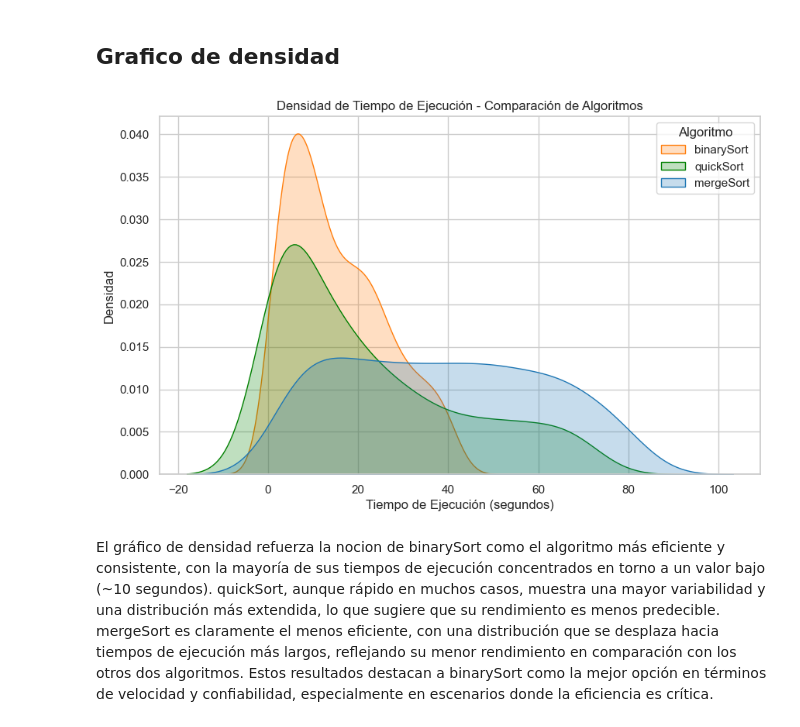
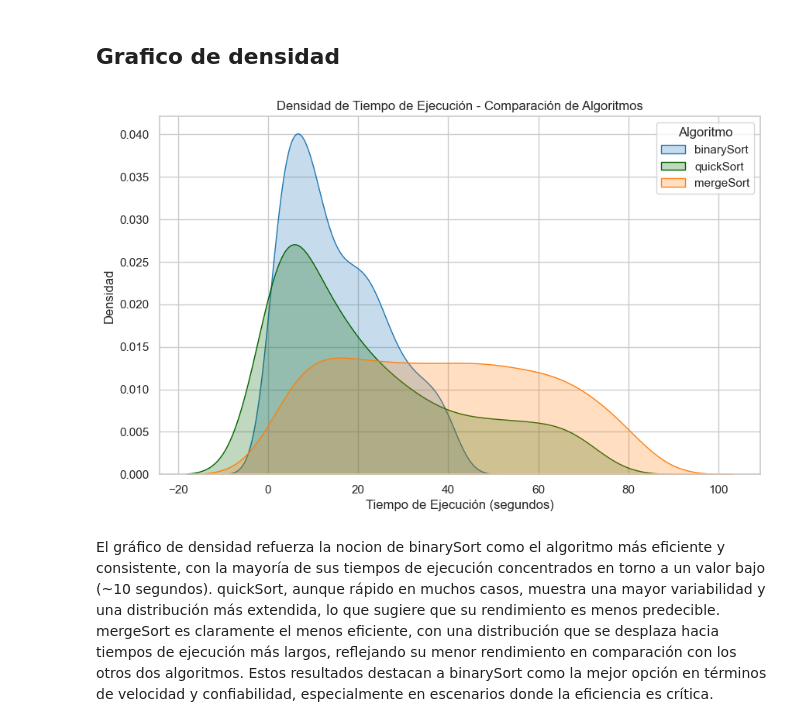
Before and after one commit to ulisac04/publico, a Jupyter notebook: index.ipynb, the cells around one changed output. Cells and saved outputs as stored; diff of their text form; code cells hidden in the pictures.

```diff
--- a/index.ipynb
+++ b/index.ipynb
@@ -378,9 +388,9 @@ grouped_df = df.groupby(['distribution', 'method'])['time'].sum().reset_index()
 
 unique_methods = grouped_df['method'].unique()
 color_map = {
-    'binarySort': '#1f77b4',
-    'mergeSort': 'green',
-    'quickSort': '#ff7f0e',
+    'binarySort':'#ff7f0e',
+    'mergeSort': '#006400',
+    'quickSort':  '#1f77b4',
 }
 
 
@@ -437,7 +447,7 @@ plt.show()
 ## Boxplot
 # %%
 
-colors = ['#1f77b4', 'green', '#ff7f0e']
+colors = ['#ff7f0e', '#006400', '#1f77b4']
 
 fig, ax = plt.subplots(figsize=(10, 6))
 
@@ -484,30 +494,30 @@ plt.show()
 ## Grafico de densidad
 # %%
 
-colors = ['#ff7f0e', 'green', '#1f77b4']
+colors = ['#1f77b4', '#006400', '#ff7f0e' ]
 df_cleaned = df[['method', 'time']].dropna()
 df_cleaned['time'] = pd.to_numeric(df_cleaned['time'], errors='coerce')
 df_cleaned = df_cleaned.dropna()
 
 
 methods = df_cleaned['method'].unique()
 
 
 plt.figure(figsize=(10, 6))
 
 for method, color in zip(methods, colors):
     method_data = df_cleaned[df_cleaned['method'] == method]['time']
     sns.kdeplot(method_data, color=color, fill=True, label=method)
 
 # Ajustes de la gráfica
 plt.title('Densidad de Tiempo de Ejecución - Comparación de Algoritmos')
 plt.xlabel('Tiempo de Ejecución (segundos)')
 plt.ylabel('Densidad')
 plt.legend(title='Algoritmo')
 
 # Mostrar la gráfica
 plt.show()
 # %% [output]
-[figure, old version]
+[figure, new version]
 # %% [markdown]
 <p>El gráfico de densidad refuerza la nocion de binarySort como el algoritmo más eficiente y consistente, con la mayoría de sus tiempos de ejecución concentrados en torno a un valor bajo (~10 segundos). quickSort, aunque rápido en muchos casos, muestra una mayor variabilidad y una distribución más extendida, lo que sugiere que su rendimiento es menos predecible. mergeSort es claramente el menos eficiente, con una distribución que se desplaza hacia tiempos de ejecución más largos, reflejando su menor rendimiento en comparación con los otros dos algoritmos. Estos resultados destacan a binarySort como la mejor opción en términos de velocidad y confiabilidad, especialmente en escenarios donde la eficiencia es crítica.</p>
```
Also changed, not shown: parts of 13 cells of this notebook.
